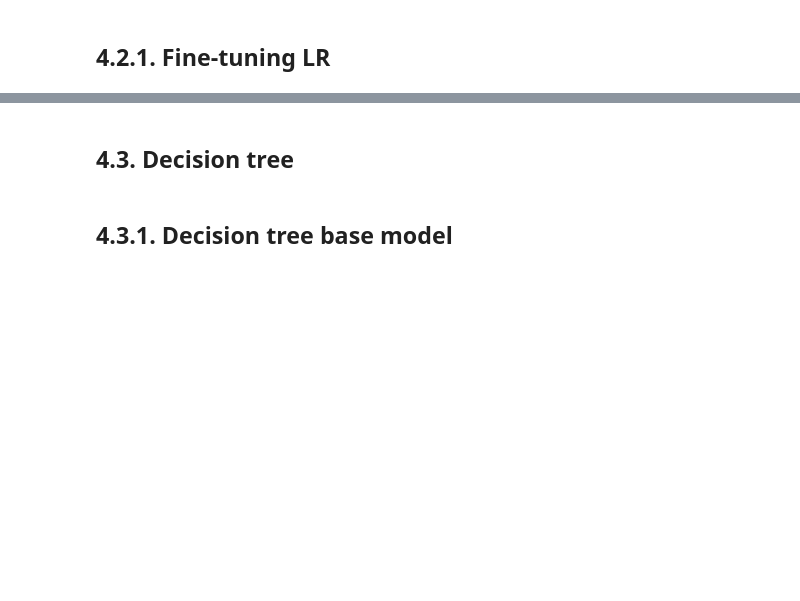
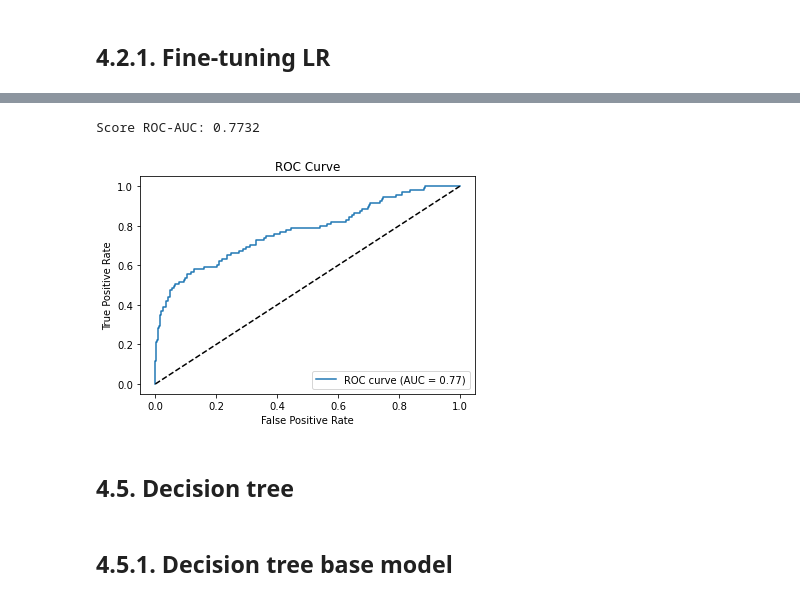
Before and after one commit to MouhebAbdelhafidh/Customer-Churn-Prediction-in-the-Telecom-Sector, a Jupyter notebook: Churn prediction.ipynb, the cells around one changed output, grey strips where cells are left out. Saved outputs shown, nothing was run; the diff lists cells and outputs as text; code cells hidden in the pictures; blank space fills up the shorter version.

```diff
--- a/Churn prediction.ipynb
+++ b/Churn prediction.ipynb
@@ -662,7 +666,7 @@ def select_best_features(X, y, nbr_features):
 # %%
 scaler = StandardScaler()
 X1 = scaler.fit_transform(X1)
-X2 = scaler.fit_transform(X2)
+X2 = scaler.transform(X2)
 # %% [markdown]
 # 4. Modeling
 # %% [markdown]
@@ -745,6 +749,7 @@ def logistic_regression_with_optuna(X, y, X_test, y_test):
         C = trial.suggest_float('C', 1e-4, 10, log=True)  # Log scale for C
         penalty = trial.suggest_categorical('penalty', ['l1', 'l2', 'elasticnet'])
         solver = trial.suggest_categorical('solver', ['liblinear', 'saga'])
+        class_weight = trial.suggest_categorical('class_weight', [None, 'balanced'])
 
         # If penalty is elasticnet, enforce saga solver
         if penalty == 'elasticnet' and solver != 'saga':
@@ -766,6 +771,7 @@ def logistic_regression_with_optuna(X, y, X_test, y_test):
                 penalty=penalty,
                 solver=solver,
                 l1_ratio=l1_ratio,
+                class_weight=class_weight,
                 max_iter=1000
             )
             model.fit(X, y)
@@ -791,6 +797,7 @@ def logistic_regression_with_optuna(X, y, X_test, y_test):
         penalty=best_params['penalty'],
         solver=best_params['solver'],
         l1_ratio=best_params.get('l1_ratio', None),
+        class_weight=best_params['class_weight'],
         max_iter=1000
     )
     best_model.fit(X, y)
@@ -798,7 +805,7 @@ def logistic_regression_with_optuna(X, y, X_test, y_test):
     # Evaluate the final model
     y_pred = best_model.predict(X_test)
     accuracy = accuracy_score(y_test, y_pred)
-    class_report = classification_report(y_test, y_pred)
+    class_report = classification_report(y_test, y_pred, zero_division=1)
     print(f"Final Accuracy: {accuracy}")
     print(f"Classification Report:\n{class_report}")
 
@@ -819,0 +1042,2 @@ weighted avg       0.85      0.86      0.81       667
+# %%
+svm_bestmodel, predictions, acc, report = svm_tuned_model(X1, y1, X2, y2)
@@ -820,7 +1058,29 @@ weighted avg       0.85      0.86      0.81       667
+# %%
+# Calculate ROC AUC using the decision_function of the trained model
+y_prob = svm_bestmodel.decision_function(X2)  # Use decision_function on the trained model
+roc_auc = roc_auc_score(y2, y_prob)
+print(f"\nScore ROC-AUC: {roc_auc:.4f}")
+
+# Plot ROC Curve
+from sklearn.metrics import roc_curve
+import matplotlib.pyplot as plt
+
+fpr, tpr, thresholds = roc_curve(y2, y_prob)
+plt.figure()
+plt.plot(fpr, tpr, label=f"ROC curve (AUC = {roc_auc:.2f})")
+plt.plot([0, 1], [0, 1], 'k--')  # Random guess diagonal line
+plt.xlabel("False Positive Rate")
+plt.ylabel("True Positive Rate")
+plt.title("ROC Curve")
+plt.legend(loc="lower right")
+plt.show()
+# %% [output]
+Score ROC-AUC: 0.7732
+[figure, added]
 # %% [markdown]
-## 4.3. Decision tree
+## 4.5. Decision tree
 # %% [markdown]
-## 4.3.1. Decision tree base model
+## 4.5.1. Decision tree base model
 # %%
 from sklearn.tree import DecisionTreeClassifier
 from sklearn.metrics import accuracy_score, classification_report
```
Also changed, not shown: parts of 27 cells of this notebook.
